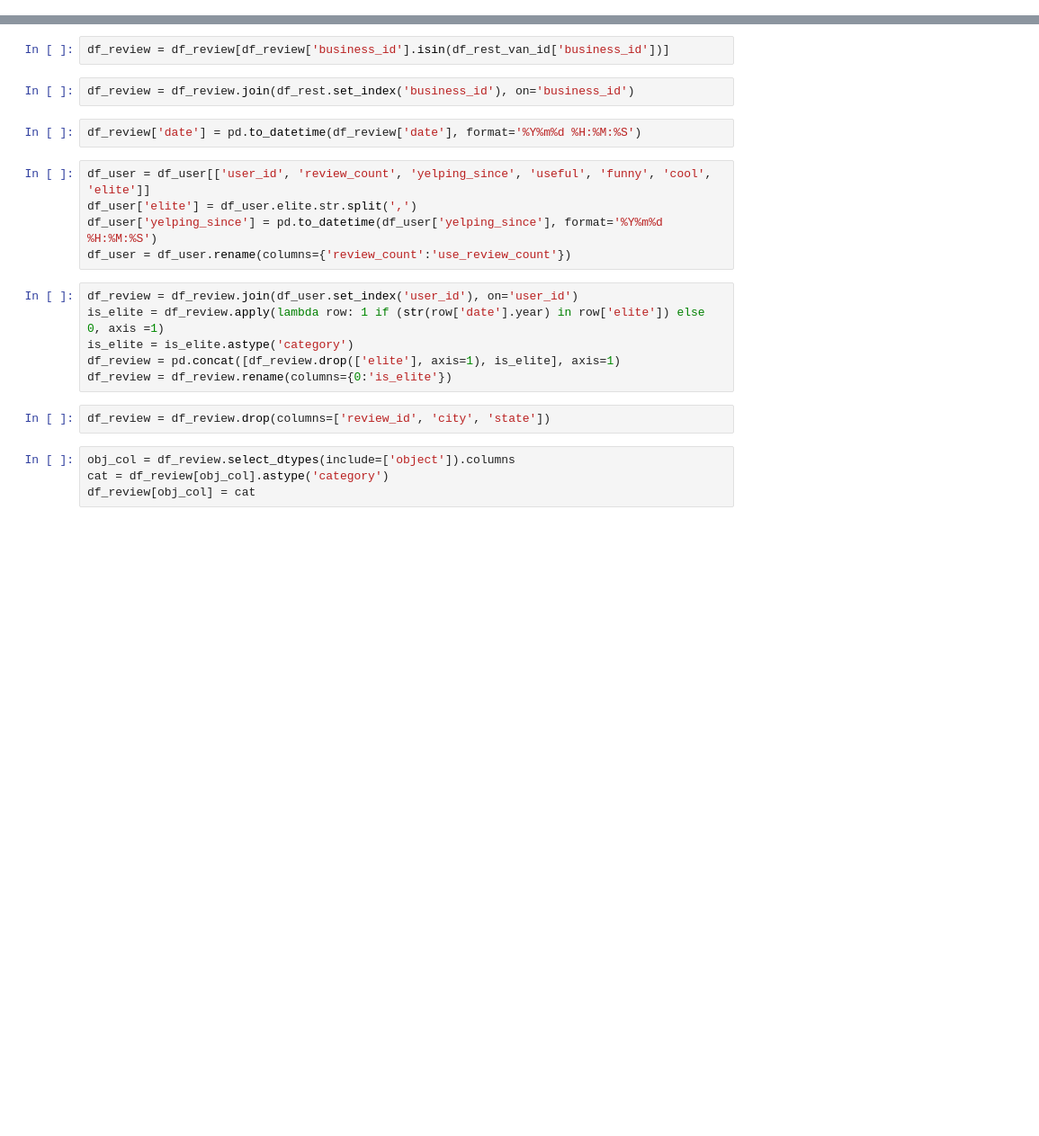
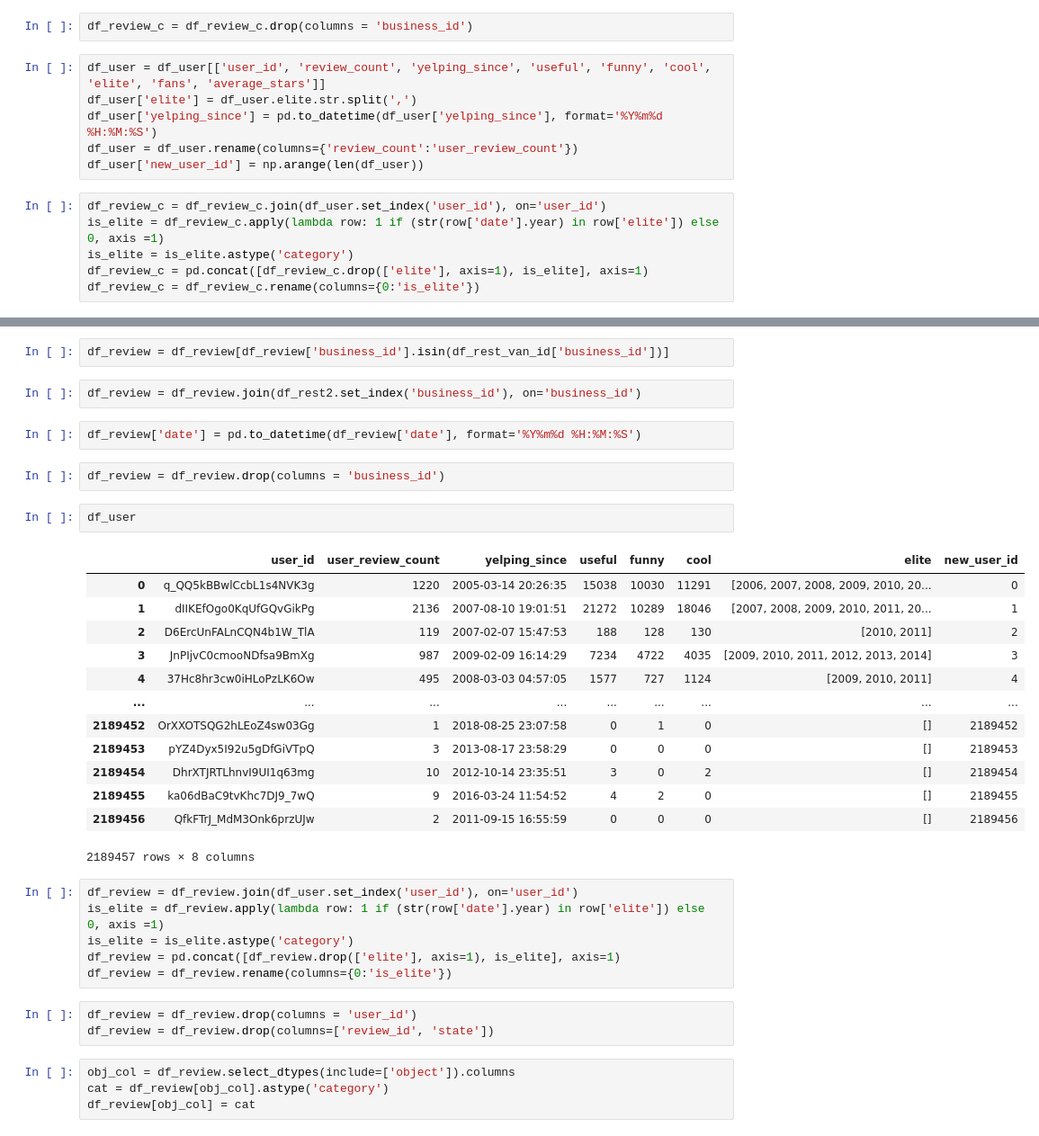
Before and after one commit to AaronLyu95/YELP-DATASET, a Jupyter notebook: Data_Manipulation.ipynb, the cells around one changed output, grey strips where cells are left out. Shown at 90% size. Saved outputs shown, nothing was run; the diff lists cells and outputs as text; blank space fills up the shorter version.

```diff
--- a/Data_Manipulation.ipynb
+++ b/Data_Manipulation.ipynb
@@ -111,0 +182,14 @@ df_rest['RestaurantsPriceRange2'] = df_rest['RestaurantsPriceRange2'].map(Restau
+# %%
+df_review_c = df_review_c.drop(columns = 'business_id')
+# %%
+df_user = df_user[['user_id', 'review_count', 'yelping_since', 'useful', 'funny', 'cool', 'elite', 'fans', 'average_stars']]
+df_user['elite'] = df_user.elite.str.split(',')
+df_user['yelping_since'] = pd.to_datetime(df_user['yelping_since'], format='%Y%m%d %H:%M:%S')
+df_user = df_user.rename(columns={'review_count':'user_review_count'})
+df_user['new_user_id'] = np.arange(len(df_user))
+# %%
+df_review_c = df_review_c.join(df_user.set_index('user_id'), on='user_id')
+is_elite = df_review_c.apply(lambda row: 1 if (str(row['date'].year) in row['elite']) else 0, axis =1)
+is_elite = is_elite.astype('category')
+df_review_c = pd.concat([df_review_c.drop(['elite'], axis=1), is_elite], axis=1)
+df_review_c = df_review_c.rename(columns={0:'is_elite'})
@@ -132,14 +287,27 @@ df_rest_van_id = df_rest[(df_rest['city']=='Vancouver') & (df_rest['state']=='BC
 # %%
 df_review = df_review[df_review['business_id'].isin(df_rest_van_id['business_id'])]
 # %%
-df_review = df_review.join(df_rest.set_index('business_id'), on='business_id')
+df_review = df_review.join(df_rest2.set_index('business_id'), on='business_id')
 # %%
 df_review['date'] = pd.to_datetime(df_review['date'], format='%Y%m%d %H:%M:%S')
-# %%
-df_user = df_user[['user_id', 'review_count', 'yelping_since', 'useful', 'funny', 'cool', 'elite']]
-df_user['elite'] = df_user.elite.str.split(',')
-df_user['yelping_since'] = pd.to_datetime(df_user['yelping_since'], format='%Y%m%d %H:%M:%S')
-df_user = df_user.rename(columns={'review_count':'use_review_count'})
+# %%
+df_review = df_review.drop(columns = 'business_id')
+# %%
+df_user
+# %% [output]
+|  | user_id | user_review_count | yelping_since | useful | funny | cool | elite | new_user_id |
+| 0 | q_QQ5kBBwlCcbL1s4NVK3g | 1220 | 2005-03-14 20:26:35 | 15038 | 10030 | 11291 | [2006, 2007, 2008, 2009, 2010, 20... | 0 |
+| 1 | dIIKEfOgo0KqUfGQvGikPg | 2136 | 2007-08-10 19:01:51 | 21272 | 10289 | 18046 | [2007, 2008, 2009, 2010, 2011, 20... | 1 |
+| 2 | D6ErcUnFALnCQN4b1W_TlA | 119 | 2007-02-07 15:47:53 | 188 | 128 | 130 | [2010, 2011] | 2 |
+| 3 | JnPIjvC0cmooNDfsa9BmXg | 987 | 2009-02-09 16:14:29 | 7234 | 4722 | 4035 | [2009, 2010, 2011, 2012, 2013, 2014] | 3 |
+| 4 | 37Hc8hr3cw0iHLoPzLK6Ow | 495 | 2008-03-03 04:57:05 | 1577 | 727 | 1124 | [2009, 2010, 2011] | 4 |
+| ... | ... | ... | ... | ... | ... | ... | ... | ... |
+| 2189452 | OrXXOTSQG2hLEoZ4sw03Gg | 1 | 2018-08-25 23:07:58 | 0 | 1 | 0 | [] | 2189452 |
+| 2189453 | pYZ4Dyx5I92u5gDfGiVTpQ | 3 | 2013-08-17 23:58:29 | 0 | 0 | 0 | [] | 2189453 |
+| 2189454 | DhrXTJRTLhnvI9UI1q63mg | 10 | 2012-10-14 23:35:51 | 3 | 0 | 2 | [] | 2189454 |
+| 2189455 | ka06dBaC9tvKhc7DJ9_7wQ | 9 | 2016-03-24 11:54:52 | 4 | 2 | 0 | [] | 2189455 |
+| 2189456 | QfkFTrJ_MdM3Onk6przUJw | 2 | 2011-09-15 16:55:59 | 0 | 0 | 0 | [] | 2189456 |
+2189457 rows × 8 columns
 # %%
 df_review = df_review.join(df_user.set_index('user_id'), on='user_id')
 is_elite = df_review.apply(lambda row: 1 if (str(row['date'].year) in row['elite']) else 0, axis =1)
@@ -147,7 +315,8 @@ is_elite = is_elite.astype('category')
 df_review = pd.concat([df_review.drop(['elite'], axis=1), is_elite], axis=1)
 df_review = df_review.rename(columns={0:'is_elite'})
 # %%
-df_review = df_review.drop(columns=['review_id', 'city', 'state'])
+df_review = df_review.drop(columns = 'user_id')
+df_review = df_review.drop(columns=['review_id', 'state'])
 # %%
 obj_col = df_review.select_dtypes(include=['object']).columns
 cat = df_review[obj_col].astype('category')
```
Also changed, not shown: parts of 35 cells of this notebook, 3 other files.
